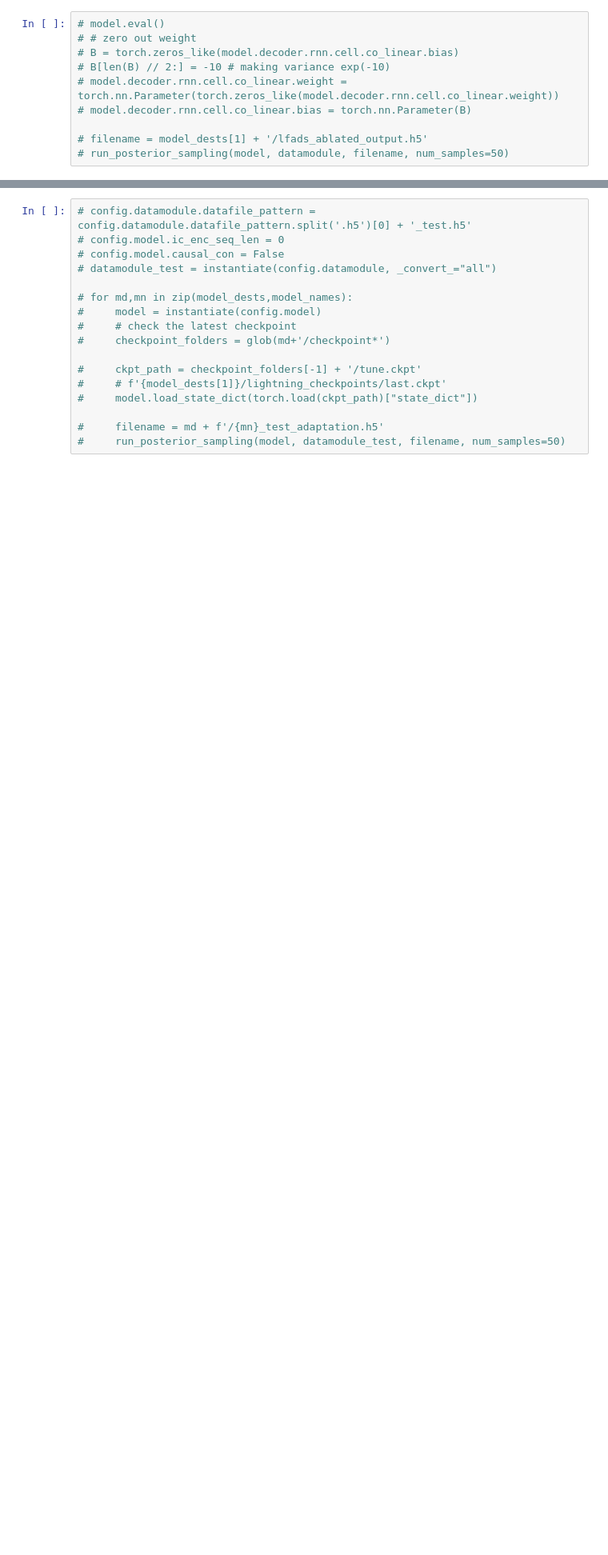
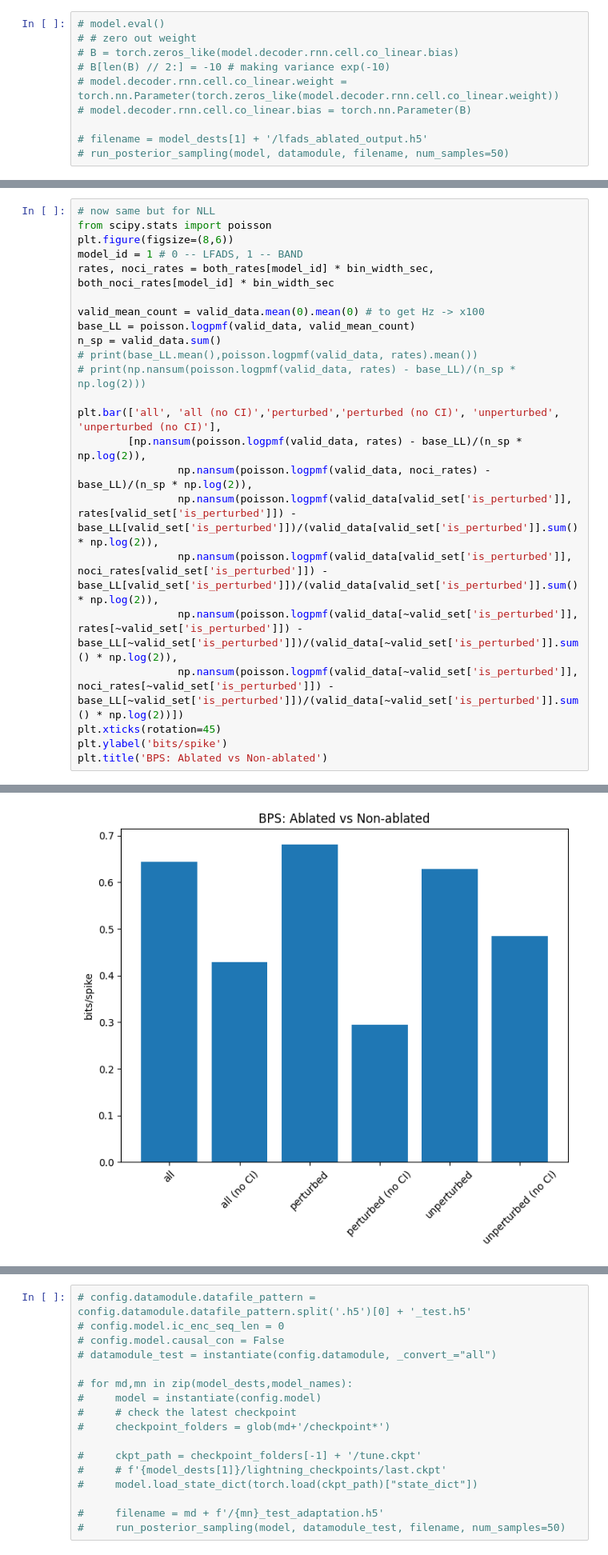
Before and after one commit to NinelK/BAND-torch, a Jupyter notebook: notebooks/post/compare_synthetic_pairs.ipynb, the cells around one changed output, grey strips where cells are left out. Shown at 80% size. Drawn from its saved outputs; the diff is of its cells as text; blank space fills up the shorter version.

```diff
--- a/notebooks/post/compare_synthetic_pairs.ipynb
+++ b/notebooks/post/compare_synthetic_pairs.ipynb
@@ -121,0 +243,24 @@ for j in range(in_features):
+# %%
+# now same but for NLL
+from scipy.stats import poisson
+plt.figure(figsize=(8,6))
+model_id = 1 # 0 -- LFADS, 1 -- BAND
+rates, noci_rates = both_rates[model_id] * bin_width_sec, both_noci_rates[model_id] * bin_width_sec
+
+valid_mean_count = valid_data.mean(0).mean(0) # to get Hz -> x100
+base_LL = poisson.logpmf(valid_data, valid_mean_count)
+n_sp = valid_data.sum()
+# print(base_LL.mean(),poisson.logpmf(valid_data, rates).mean())
+# print(np.nansum(poisson.logpmf(valid_data, rates) - base_LL)/(n_sp * np.log(2)))
+
+plt.bar(['all', 'all (no CI)','perturbed','perturbed (no CI)', 'unperturbed', 'unperturbed (no CI)'],
+        [np.nansum(poisson.logpmf(valid_data, rates) - base_LL)/(n_sp * np.log(2)),
+                np.nansum(poisson.logpmf(valid_data, noci_rates) - base_LL)/(n_sp * np.log(2)),
+                np.nansum(poisson.logpmf(valid_data[valid_set['is_perturbed']], rates[valid_set['is_perturbed']]) - base_LL[valid_set['is_perturbed']])/(valid_data[valid_set['is_perturbed']].sum() * np.log(2)),
+                np.nansum(poisson.logpmf(valid_data[valid_set['is_perturbed']], noci_rates[valid_set['is_perturbed']]) - base_LL[valid_set['is_perturbed']])/(valid_data[valid_set['is_perturbed']].sum() * np.log(2)),
+                np.nansum(poisson.logpmf(valid_data[~valid_set['is_perturbed']], rates[~valid_set['is_perturbed']]) - base_LL[~valid_set['is_perturbed']])/(valid_data[~valid_set['is_perturbed']].sum() * np.log(2)),
+                np.nansum(poisson.logpmf(valid_data[~valid_set['is_perturbed']], noci_rates[~valid_set['is_perturbed']]) - base_LL[~valid_set['is_perturbed']])/(valid_data[~valid_set['is_perturbed']].sum() * np.log(2))])
+plt.xticks(rotation=45)
+plt.ylabel('bits/spike')
+plt.title('BPS: Ablated vs Non-ablated')
+# %% [output]
@@ -121,0 +268 @@ for j in range(in_features):
+[figure, added]
```
Also changed, not shown: parts of 33 cells of this notebook.
